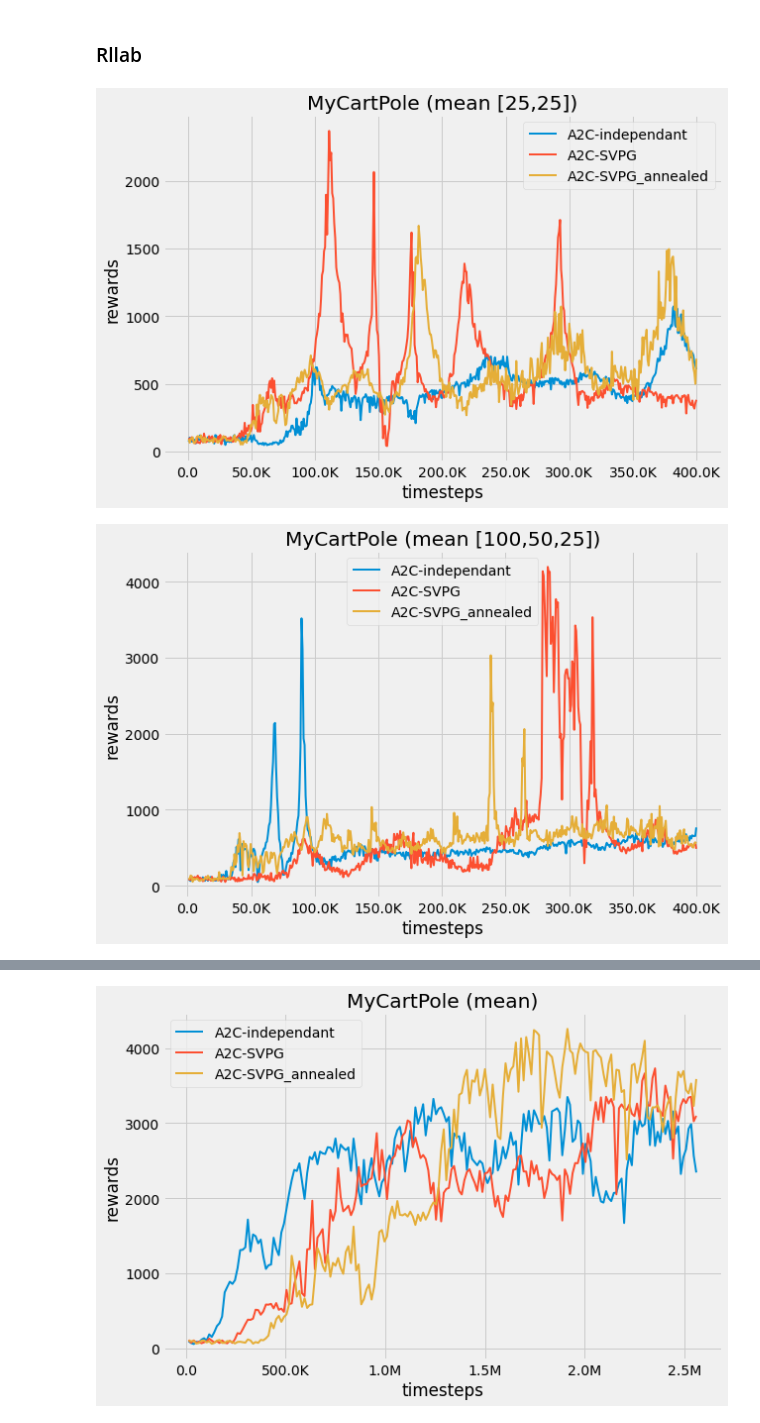
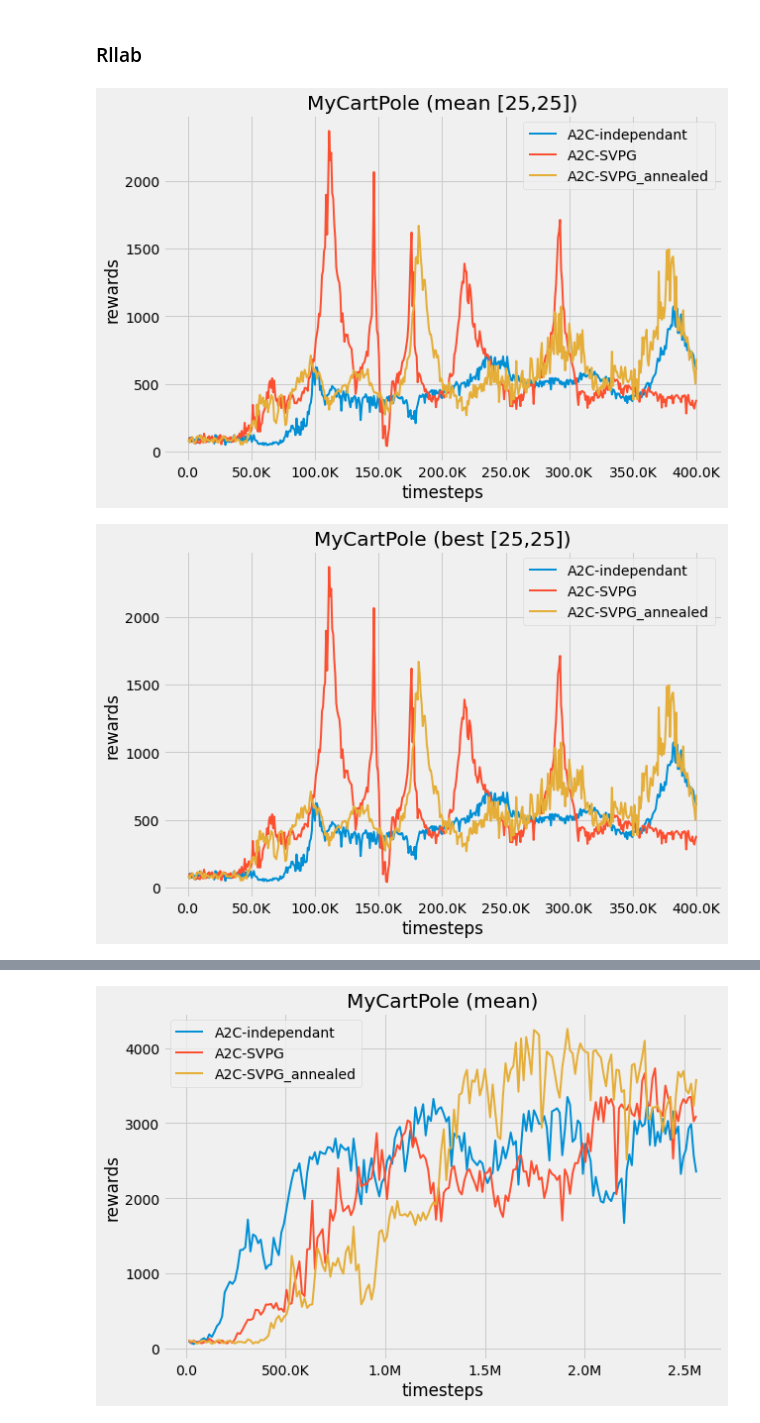
Before and after one commit to julesdubr/pandroide-svpg, a Jupyter notebook: plots/performance_comparison.ipynb, the cells around one changed output, grey strips where cells are left out. Cells and saved outputs as stored; diff of their text form; code cells hidden in the pictures.

Commit message:
cleaned plots + swingup test

```diff
--- a/plots/performance_comparison.ipynb
+++ b/plots/performance_comparison.ipynb
@@ -16,8 +16,10 @@ WARNING (theano.tensor.blas): Using NumPy C-API based implementation for BLAS fu
 # %%
 base_dir = f"../runs/MyCartPole-v0/22-05-08/"
 
 plot_algos_performances(base_dir + "14-23-23/", suffix="[25,25]")
+plot_algos_performances(base_dir + "14-23-23/", suffix="[25,25]", mode="best")
 plot_algos_performances(base_dir + "14-53-14/", suffix="[100,50,25]")
+plot_algos_performances(base_dir + "14-53-14/", suffix="[100,50,25]", mode="best")
 # %% [output]
 [figure]
-[figure, old version]
+[figure, new version]
```
Also changed, not shown: parts of 6 cells of this notebook, 31 other files.
